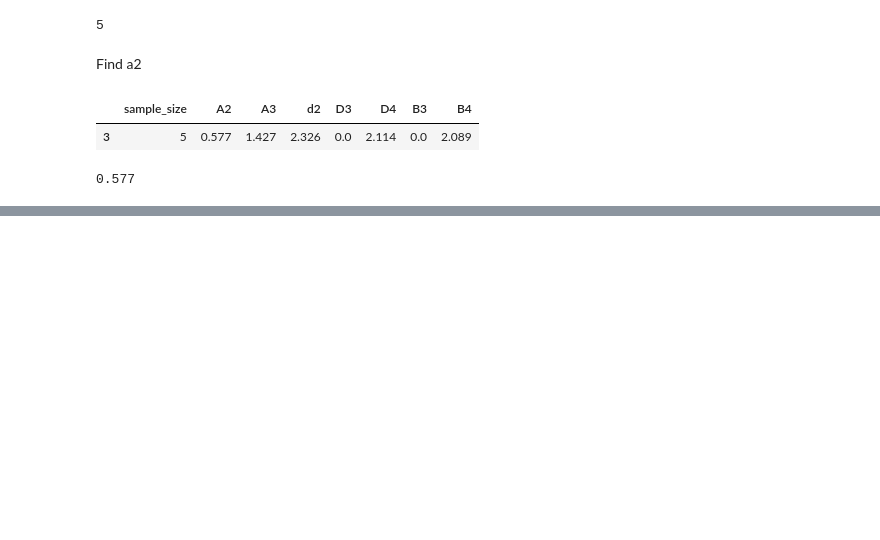
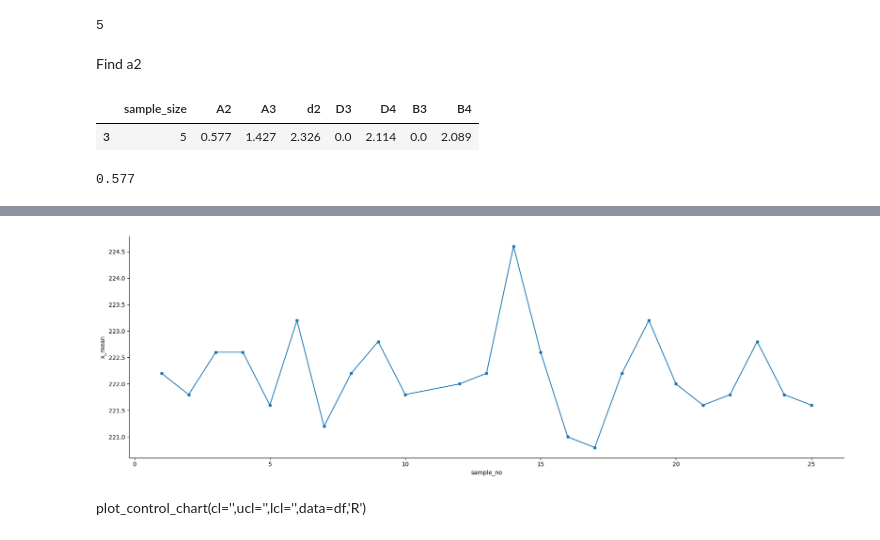
Before and after one commit to fbaezcalderon/dog_treats_fall_2024, a Jupyter notebook: dog_treats_control_chart.ipynb, the cells around one changed output, grey strips where cells are left out. Saved outputs shown, nothing was run; the diff lists cells and outputs as text; code cells hidden in the pictures; blank space fills up the shorter version.

```diff
--- a/dog_treats_control_chart.ipynb
+++ b/dog_treats_control_chart.ipynb
@@ -157,0 +190,3 @@ A2
+# %%
+x_ucl =  x_bar_bar+A2*R_mean
+x_ucl
@@ -157,0 +197,3 @@ A2
+# %%
+x_lcl =  x_bar_bar - A2*R_mean
+x_lcl
@@ -157,0 +238,6 @@ A2
+# %%
+plot_control_chart(cl='',ucl=x_ucl,lcl=x_lcl,data=data_df,column='x_mean')
+# %% [output]
+[figure, added]
+# %% [markdown]
+plot_control_chart(cl='',ucl='',lcl='',data=df,'R')
```
Also changed, not shown: parts of 18 cells of this notebook.
